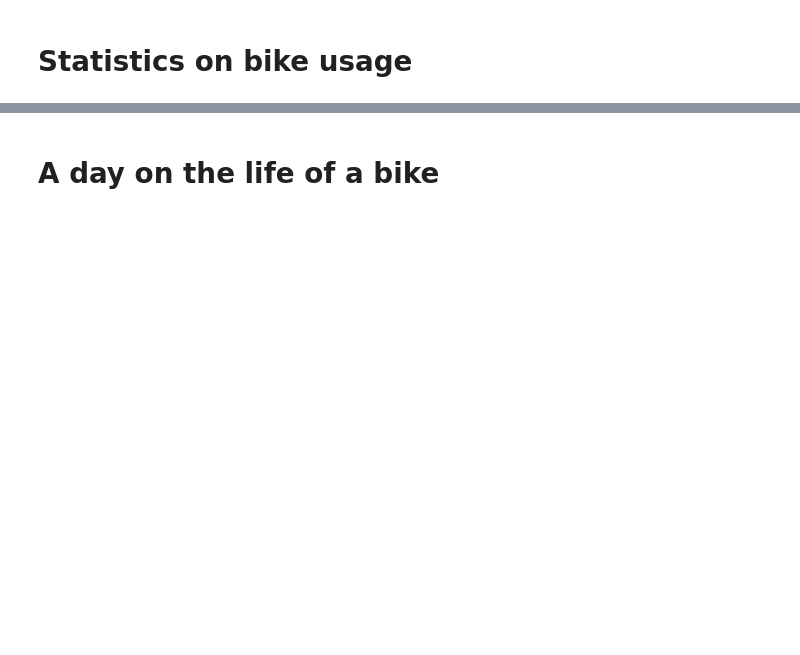
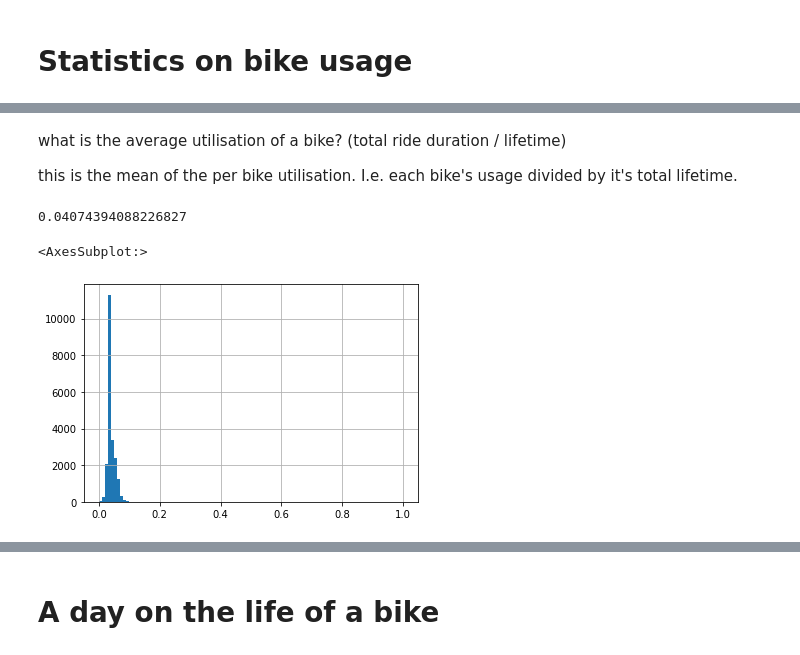
Before and after one commit to alan-turing-institute/pfeffel, a Jupyter notebook: TDS/Boris-Bikes-TDS.ipynb, the cells around one changed output, grey strips where cells are left out. Saved outputs shown, nothing was run; the diff lists cells and outputs as text; code cells hidden in the pictures; blank space fills up the shorter version.

```diff
--- a/TDS/Boris-Bikes-TDS.ipynb
+++ b/TDS/Boris-Bikes-TDS.ipynb
@@ -30,0 +168,3 @@ len(df)
+# %%
+%%time
+duration_sums = bike_groups["duration"].sum()
@@ -30,0 +174,3 @@ len(df)
+# %%
+%%time
+bike_utilisation = duration_sums / bike_lifetime
@@ -30,0 +180,13 @@ len(df)
+# %% [markdown]
+what is the average utilisation of a bike? (total ride duration / lifetime)
+
+this is the mean of the per bike utilisation. I.e. each bike's usage divided by it's total lifetime.
+# %%
+bike_utilisation.mean()
+# %% [output]
+0.04074394088226827
+# %%
+bike_utilisation.hist(bins=100)
+# %% [output]
+<AxesSubplot:>
+[figure, added]
```
Also changed, not shown: parts of 67 cells of this notebook.
